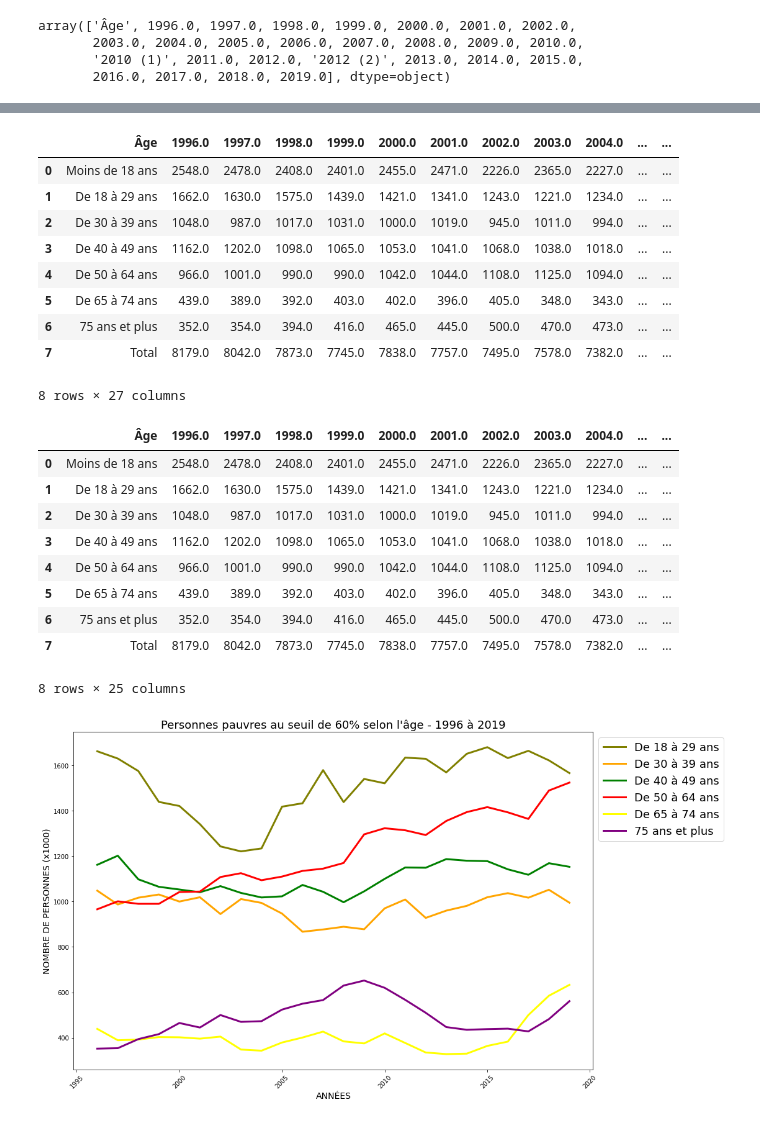
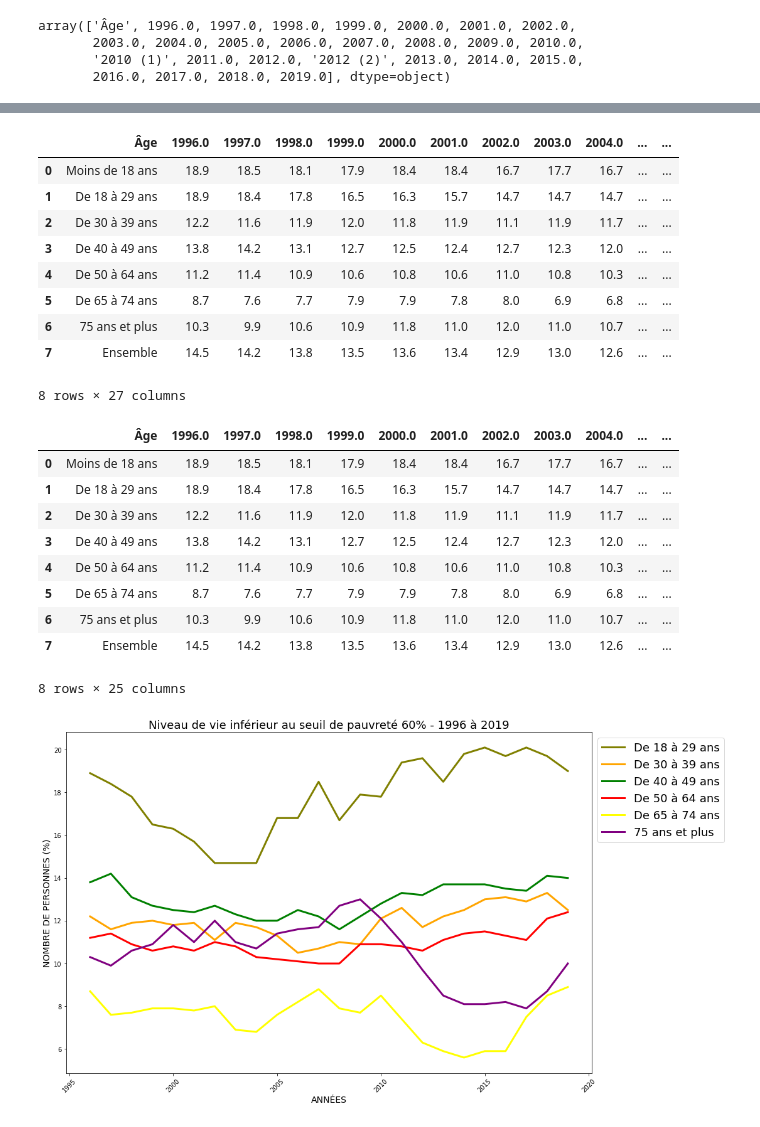
Before and after one commit to SandRatiaray/openData, a Jupyter notebook: pauvrete.ipynb, the cells around one changed output, grey strips where cells are left out. Cells and saved outputs as stored; diff of their text form; code cells hidden in the pictures.

```diff
--- a/pauvrete.ipynb
+++ b/pauvrete.ipynb
@@ -6,7 +6,7 @@ import matplotlib.pyplot as plt
 plt.rcParams['figure.figsize'] = (15, 10)
 # %%
 # Read the excel file
-data_raw = pd.read_excel("data/taux_pauvrete.xlsx", sheet_name="ERFS_NPA60_06")
+data_raw = pd.read_excel("data/taux_pauvrete.xlsx", sheet_name="ERFS_TPA60_06")
 # %%
 datas_extract = data_raw.iloc[2:11]
 datas_extract
@@ -59,28 +59,28 @@ datas_clean = pd.DataFrame(rows, columns=columns)
 datas_clean
 # %% [output]
 |  | Âge | 1996.0 | 1997.0 | 1998.0 | 1999.0 | 2000.0 | 2001.0 | 2002.0 | 2003.0 | 2004.0 | ... | ... |
-| 0 | Moins de 18 ans | 2548.0 | 2478.0 | 2408.0 | 2401.0 | 2455.0 | 2471.0 | 2226.0 | 2365.0 | 2227.0 | ... | ... |
-| 1 | De 18 à 29 ans | 1662.0 | 1630.0 | 1575.0 | 1439.0 | 1421.0 | 1341.0 | 1243.0 | 1221.0 | 1234.0 | ... | ... |
-| 2 | De 30 à 39 ans | 1048.0 | 987.0 | 1017.0 | 1031.0 | 1000.0 | 1019.0 | 945.0 | 1011.0 | 994.0 | ... | ... |
-| 3 | De 40 à 49 ans | 1162.0 | 1202.0 | 1098.0 | 1065.0 | 1053.0 | 1041.0 | 1068.0 | 1038.0 | 1018.0 | ... | ... |
-| 4 | De 50 à 64 ans | 966.0 | 1001.0 | 990.0 | 990.0 | 1042.0 | 1044.0 | 1108.0 | 1125.0 | 1094.0 | ... | ... |
-| 5 | De 65 à 74 ans | 439.0 | 389.0 | 392.0 | 403.0 | 402.0 | 396.0 | 405.0 | 348.0 | 343.0 | ... | ... |
-| 6 | 75 ans et plus | 352.0 | 354.0 | 394.0 | 416.0 | 465.0 | 445.0 | 500.0 | 470.0 | 473.0 | ... | ... |
-| 7 | Total | 8179.0 | 8042.0 | 7873.0 | 7745.0 | 7838.0 | 7757.0 | 7495.0 | 7578.0 | 7382.0 | ... | ... |
+| 0 | Moins de 18 ans | 18.9 | 18.5 | 18.1 | 17.9 | 18.4 | 18.4 | 16.7 | 17.7 | 16.7 | ... | ... |
+| 1 | De 18 à 29 ans | 18.9 | 18.4 | 17.8 | 16.5 | 16.3 | 15.7 | 14.7 | 14.7 | 14.7 | ... | ... |
+| 2 | De 30 à 39 ans | 12.2 | 11.6 | 11.9 | 12.0 | 11.8 | 11.9 | 11.1 | 11.9 | 11.7 | ... | ... |
+| 3 | De 40 à 49 ans | 13.8 | 14.2 | 13.1 | 12.7 | 12.5 | 12.4 | 12.7 | 12.3 | 12.0 | ... | ... |
+| 4 | De 50 à 64 ans | 11.2 | 11.4 | 10.9 | 10.6 | 10.8 | 10.6 | 11.0 | 10.8 | 10.3 | ... | ... |
+| 5 | De 65 à 74 ans | 8.7 | 7.6 | 7.7 | 7.9 | 7.9 | 7.8 | 8.0 | 6.9 | 6.8 | ... | ... |
+| 6 | 75 ans et plus | 10.3 | 9.9 | 10.6 | 10.9 | 11.8 | 11.0 | 12.0 | 11.0 | 10.7 | ... | ... |
+| 7 | Ensemble | 14.5 | 14.2 | 13.8 | 13.5 | 13.6 | 13.4 | 12.9 | 13.0 | 12.6 | ... | ... |
 8 rows × 27 columns
 # %%
 datas_clean = datas_clean.drop(columns=['2012 (2)', '2010 (1)'])
 datas_clean
 # %% [output]
 |  | Âge | 1996.0 | 1997.0 | 1998.0 | 1999.0 | 2000.0 | 2001.0 | 2002.0 | 2003.0 | 2004.0 | ... | ... |
-| 0 | Moins de 18 ans | 2548.0 | 2478.0 | 2408.0 | 2401.0 | 2455.0 | 2471.0 | 2226.0 | 2365.0 | 2227.0 | ... | ... |
-| 1 | De 18 à 29 ans | 1662.0 | 1630.0 | 1575.0 | 1439.0 | 1421.0 | 1341.0 | 1243.0 | 1221.0 | 1234.0 | ... | ... |
-| 2 | De 30 à 39 ans | 1048.0 | 987.0 | 1017.0 | 1031.0 | 1000.0 | 1019.0 | 945.0 | 1011.0 | 994.0 | ... | ... |
-| 3 | De 40 à 49 ans | 1162.0 | 1202.0 | 1098.0 | 1065.0 | 1053.0 | 1041.0 | 1068.0 | 1038.0 | 1018.0 | ... | ... |
-| 4 | De 50 à 64 ans | 966.0 | 1001.0 | 990.0 | 990.0 | 1042.0 | 1044.0 | 1108.0 | 1125.0 | 1094.0 | ... | ... |
-| 5 | De 65 à 74 ans | 439.0 | 389.0 | 392.0 | 403.0 | 402.0 | 396.0 | 405.0 | 348.0 | 343.0 | ... | ... |
-| 6 | 75 ans et plus | 352.0 | 354.0 | 394.0 | 416.0 | 465.0 | 445.0 | 500.0 | 470.0 | 473.0 | ... | ... |
-| 7 | Total | 8179.0 | 8042.0 | 7873.0 | 7745.0 | 7838.0 | 7757.0 | 7495.0 | 7578.0 | 7382.0 | ... | ... |
+| 0 | Moins de 18 ans | 18.9 | 18.5 | 18.1 | 17.9 | 18.4 | 18.4 | 16.7 | 17.7 | 16.7 | ... | ... |
+| 1 | De 18 à 29 ans | 18.9 | 18.4 | 17.8 | 16.5 | 16.3 | 15.7 | 14.7 | 14.7 | 14.7 | ... | ... |
+| 2 | De 30 à 39 ans | 12.2 | 11.6 | 11.9 | 12.0 | 11.8 | 11.9 | 11.1 | 11.9 | 11.7 | ... | ... |
+| 3 | De 40 à 49 ans | 13.8 | 14.2 | 13.1 | 12.7 | 12.5 | 12.4 | 12.7 | 12.3 | 12.0 | ... | ... |
+| 4 | De 50 à 64 ans | 11.2 | 11.4 | 10.9 | 10.6 | 10.8 | 10.6 | 11.0 | 10.8 | 10.3 | ... | ... |
+| 5 | De 65 à 74 ans | 8.7 | 7.6 | 7.7 | 7.9 | 7.9 | 7.8 | 8.0 | 6.9 | 6.8 | ... | ... |
+| 6 | 75 ans et plus | 10.3 | 9.9 | 10.6 | 10.9 | 11.8 | 11.0 | 12.0 | 11.0 | 10.7 | ... | ... |
+| 7 | Ensemble | 14.5 | 14.2 | 13.8 | 13.5 | 13.6 | 13.4 | 12.9 | 13.0 | 12.6 | ... | ... |
 8 rows × 25 columns
 # %%
 # dataframe for plots
@@ -93,33 +93,33 @@ plot7 = datas_clean.loc[6, 1996:2019]
 
 df=pd.DataFrame(
     {
         'Années': plot2.index,
         'De 18 à 29 ans': plot2.values,
         'De 30 à 39 ans': plot3.values,
         'De 40 à 49 ans': plot4.values,
         'De 50 à 64 ans': plot5.values,
         'De 65 à 74 ans': plot6.values,
         '75 ans et plus': plot7.values,
     })
 
 # multiple line plots
 plt.plot( 'Années', 'De 18 à 29 ans', data=df, marker='', markersize=12, color='olive', linewidth=3)
 plt.plot( 'Années', 'De 30 à 39 ans', data=df, marker='', markersize=12, color='orange', linewidth=3)
 plt.plot( 'Années', 'De 40 à 49 ans', data=df, marker='', markersize=12, color='green', linewidth=3)
 plt.plot( 'Années', 'De 50 à 64 ans', data=df, marker='', markersize=12, color='red', linewidth=3)
 plt.plot( 'Années', 'De 65 à 74 ans', data=df, marker='', markersize=12, color='yellow', linewidth=3)
 plt.plot( 'Années', '75 ans et plus', data=df, marker='', markersize=12, color='purple', linewidth=3)
 
 # title, ticks, labels
-plt.title("Personnes pauvres au seuil de 60% selon l'âge - 1996 à 2019", fontsize=18)
+plt.title("Niveau de vie inférieur au seuil de pauvreté 60% - 1996 à 2019", fontsize=18)
 plt.xticks(rotation=45)
-plt.ylabel('NOMBRE DE PERSONNES (x1000)', fontsize=14)
+plt.ylabel('NOMBRE DE PERSONNES (%)', fontsize=14)
 plt.xlabel('ANNÉES', fontsize=14)
 
 # show legend
 plt.legend(bbox_to_anchor=(1,1), fontsize=18)
 
 # show graph
 plt.show()
 # %% [output]
-[figure, old version]
+[figure, new version]
```
Also changed, not shown: parts of 2 cells of this notebook, 4 other files.
